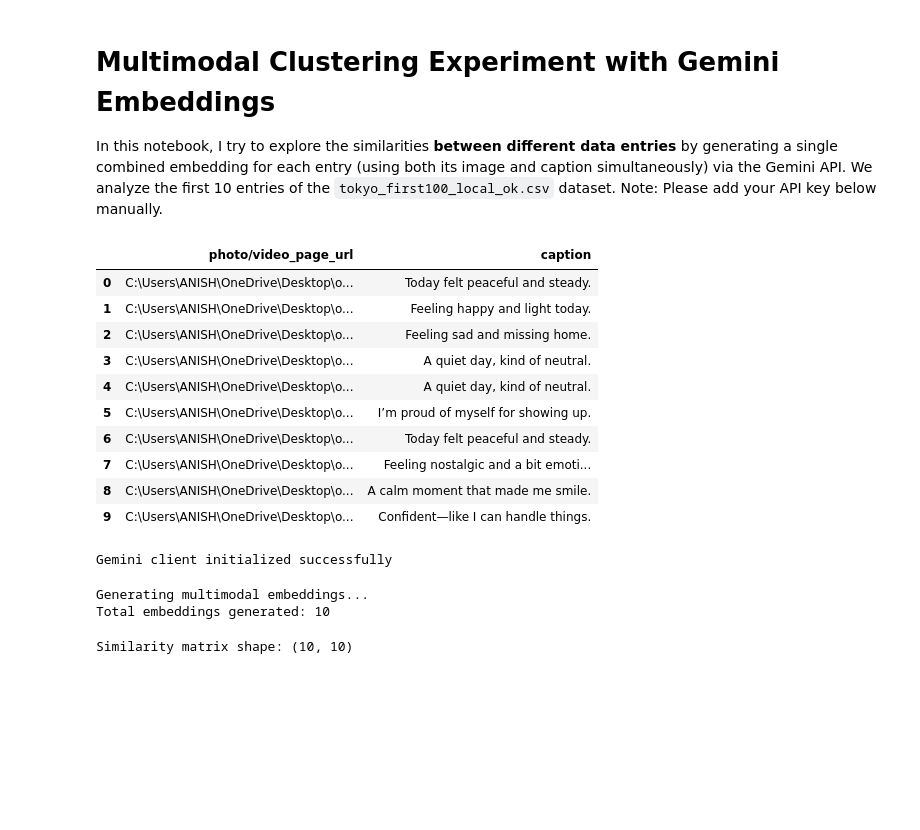
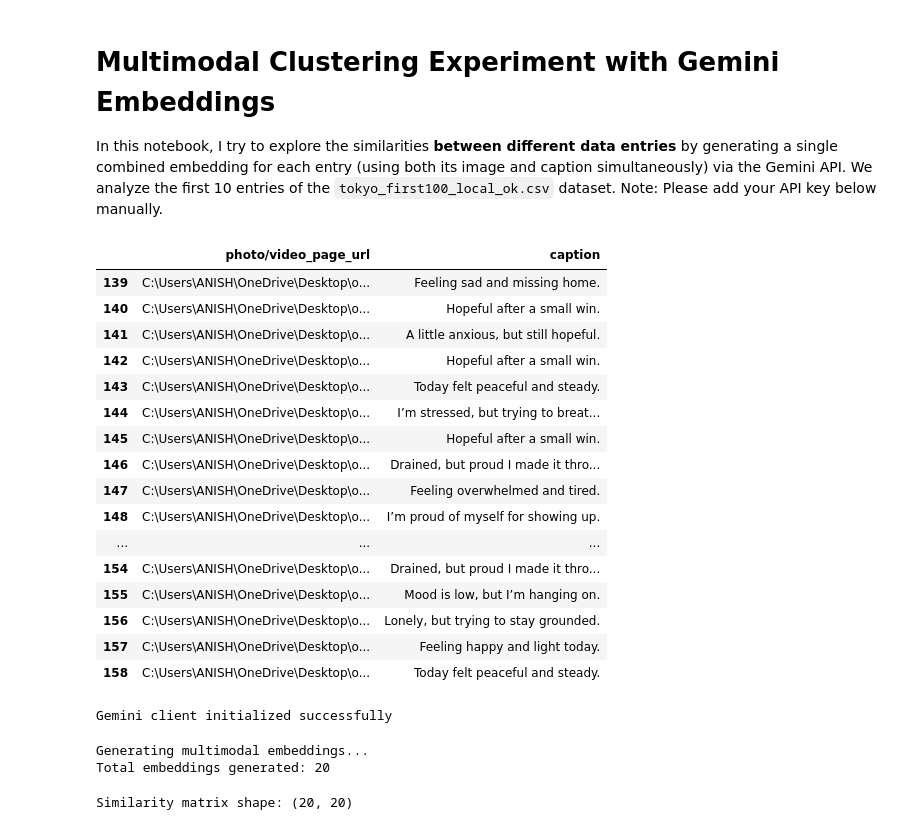
Before and after one commit to KathiraveluLab/DREAMS, a Jupyter notebook: ml_experiments_anish/Layer1Exp/googleEmbedding2.ipynb, the cells around one changed output. Drawn from its saved outputs; the diff is of its cells as text; code cells hidden in the pictures; blank space fills up the shorter version.

```diff
--- a/ml_experiments_anish/Layer1Exp/googleEmbedding2.ipynb
+++ b/ml_experiments_anish/Layer1Exp/googleEmbedding2.ipynb
@@ -19,21 +19,27 @@ from sklearn.metrics.pairwise import cosine_similarity
 # %%
 # Load dataset (first 10 rows for testing)
 dataset_path = r"c:\Users\ANISH\OneDrive\Desktop\osC\DREAMS\Other\Dataset\tokyo_first100_local_ok.csv"
 
-df = pd.read_csv(dataset_path).head(10)
+df = pd.read_csv(dataset_path).tail(20)
 
 display(df[['photo/video_page_url', 'caption']])
 # %% [output]
 |  | photo/video_page_url | caption |
-| 0 | C:\Users\ANISH\OneDrive\Desktop\o... | Today felt peaceful and steady. |
-| 1 | C:\Users\ANISH\OneDrive\Desktop\o... | Feeling happy and light today. |
-| 2 | C:\Users\ANISH\OneDrive\Desktop\o... | Feeling sad and missing home. |
-| 3 | C:\Users\ANISH\OneDrive\Desktop\o... | A quiet day, kind of neutral. |
-| 4 | C:\Users\ANISH\OneDrive\Desktop\o... | A quiet day, kind of neutral. |
-| 5 | C:\Users\ANISH\OneDrive\Desktop\o... | I’m proud of myself for showing up. |
-| 6 | C:\Users\ANISH\OneDrive\Desktop\o... | Today felt peaceful and steady. |
-| 7 | C:\Users\ANISH\OneDrive\Desktop\o... | Feeling nostalgic and a bit emoti... |
-| 8 | C:\Users\ANISH\OneDrive\Desktop\o... | A calm moment that made me smile. |
-| 9 | C:\Users\ANISH\OneDrive\Desktop\o... | Confident—like I can handle things. |
+| 139 | C:\Users\ANISH\OneDrive\Desktop\o... | Feeling sad and missing home. |
+| 140 | C:\Users\ANISH\OneDrive\Desktop\o... | Hopeful after a small win. |
+| 141 | C:\Users\ANISH\OneDrive\Desktop\o... | A little anxious, but still hopeful. |
+| 142 | C:\Users\ANISH\OneDrive\Desktop\o... | Hopeful after a small win. |
+| 143 | C:\Users\ANISH\OneDrive\Desktop\o... | Today felt peaceful and steady. |
+| 144 | C:\Users\ANISH\OneDrive\Desktop\o... | I’m stressed, but trying to breat... |
+| 145 | C:\Users\ANISH\OneDrive\Desktop\o... | Hopeful after a small win. |
+| 146 | C:\Users\ANISH\OneDrive\Desktop\o... | Drained, but proud I made it thro... |
+| 147 | C:\Users\ANISH\OneDrive\Desktop\o... | Feeling overwhelmed and tired. |
+| 148 | C:\Users\ANISH\OneDrive\Desktop\o... | I’m proud of myself for showing up. |
+| ... | ... | ... |
+| 154 | C:\Users\ANISH\OneDrive\Desktop\o... | Drained, but proud I made it thro... |
+| 155 | C:\Users\ANISH\OneDrive\Desktop\o... | Mood is low, but I’m hanging on. |
+| 156 | C:\Users\ANISH\OneDrive\Desktop\o... | Lonely, but trying to stay grounded. |
+| 157 | C:\Users\ANISH\OneDrive\Desktop\o... | Feeling happy and light today. |
+| 158 | C:\Users\ANISH\OneDrive\Desktop\o... | Today felt peaceful and steady. |
 # %%
 # Configure Gemini API
@@ -88,7 +94,7 @@ combined_embeddings = np.array(combined_embeddings)
 print("Total embeddings generated:", len(combined_embeddings))
 # %% [output]
 Generating multimodal embeddings...
-Total embeddings generated: 10
+Total embeddings generated: 20
 # %%
 # Compute cosine similarity between entries
 
@@ -99,7 +105,7 @@ similarity_matrix = cosine_similarity(
 
 print("Similarity matrix shape:", similarity_matrix.shape)
 # %% [output]
-Similarity matrix shape: (10, 10)
+Similarity matrix shape: (20, 20)
 # %%
 plt.figure(figsize=(10,8))
 
```
Also changed, not shown: parts of 15 cells of this notebook.
